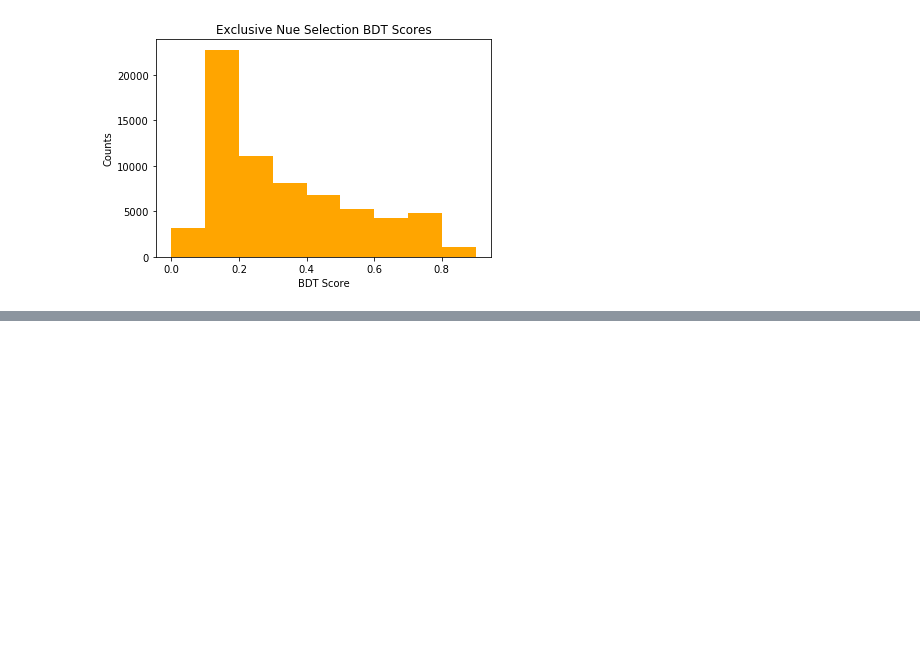
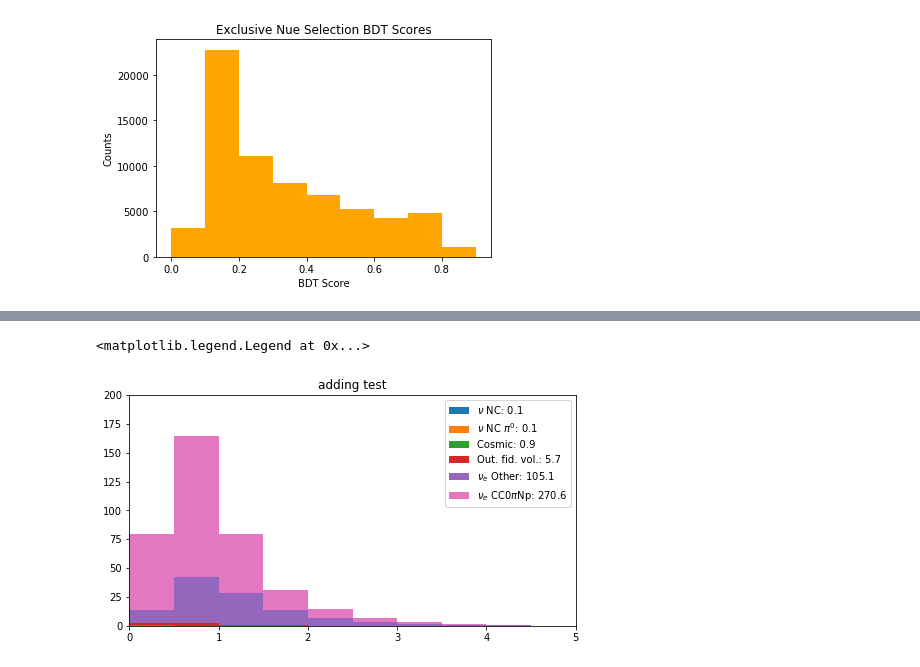
Before and after one commit to afm1g15/PELEE, a Jupyter notebook: Batch_Processing_Alex.ipynb, the cells around one changed output, grey strips where cells are left out. Drawn from its saved outputs; the diff is of its cells as text; code cells hidden in the pictures; blank space fills up the shorter version.

```diff
--- a/Batch_Processing_Alex.ipynb
+++ b/Batch_Processing_Alex.ipynb
@@ -473,0 +585,77 @@ EIGHT DIFF
+# %%
+def mergeDictionary(dict_1, dict_2):
+    dict_3 = {**dict_1, **dict_2}
+    for key, value in dict_3.items():
+        if key in dict_1 and key in dict_2:
+                dict_3[key] = value + dict_1[key]
+    return dict_3
+
+def combine_dicts(mydict):
+    while len(mydict) > 1:
+        i = 0
+        dict_3 = mergeDictionary(mydict[i], mydict[i+1])
+        mydict.pop(0)
+        mydict[0] = dict_3
+    return mydict
+
+varss_tot = combine_dicts(varss)
+weightss_tot = combine_dicts(weightss)
+# %%
+category_labels = {
+    1: r"$\nu_e$ Other",
+    11110: r"$\nu_e$",
+    11111: r"$\bar\nu_e$",
+    10: r"$\nu_e$ CC0$\pi$0p",
+    9: r"$\bar\nu_e$ CC0$\pi$0p",
+    12: r"$\bar\nu_e$ CC0$\pi$Np",
+    11: r"$\nu_e$ CC0$\pi$Np",
+    11357: r"$\nu_e$ CC $\pi^{0}$",
+    111: r"MiniBooNE LEE",
+    2: r"$\nu_{\mu}$ CC",
+    21: r"$\nu_{\mu}$ CC $\pi^{0}$",
+    22: r"$\nu_{\mu}$ CC 0p$^+$",
+    23: r"$\nu_{\mu}$ CC 1p$^+$",
+    24: r"$\nu_{\mu}$ CC 2p$^+$",
+    25: r"$\nu_{\mu}$ CC Np$^+$",
+    3: r"$\nu$ NC",
+    31: r"$\nu$ NC $\pi^{0}$",
+    4: r"Cosmic",
+    5: r"Out. fid. vol.",
+    # eta categories start with 80XX
+    801: r"$\eta \rightarrow$ other",
+    802: r"$\nu_{\mu} \eta \rightarrow \gamma\gamma$",
+    803: r'1 $\pi^0$',
+    804: r'2 $\pi^0$',
+    805: r'$\nu$ other',
+    806: r'out of FV',
+    6: r"other",
+    0: r"No slice"
+}
+
+
+labels = [
+            "%s: %.1f" % (category_labels[c], sum(weightss_tot[0][c])) \
+            if sum(weightss_tot[0][c]) else ""
+            for c in varss[0].keys()
+        ]
+
+
+nue_fig = plt.figure(figsize=(8, 7))
+nue_gs = gridspec.GridSpec(2, 1, height_ratios=[2, 1])
+nue_ax1 = plt.subplot(nue_gs[0])
+nue_ax1.set_xlim([0, 5])
+nue_ax1.set_ylim([0, 200])
+
+nue_stacked = nue_ax1.hist(
+            varss_tot[0].values(),
+            weights=list(weightss_tot[0].values()),
+            stacked=True,
+            label=labels,
+            bins=BINS,
+            range=RANGE)
+
+plt.title("adding test")
+plt.legend()
+# %% [output]
+<matplotlib.legend.Legend at 0x...>
+[figure, added]
```
Also changed, not shown: parts of 7 cells of this notebook, 2 other files.
